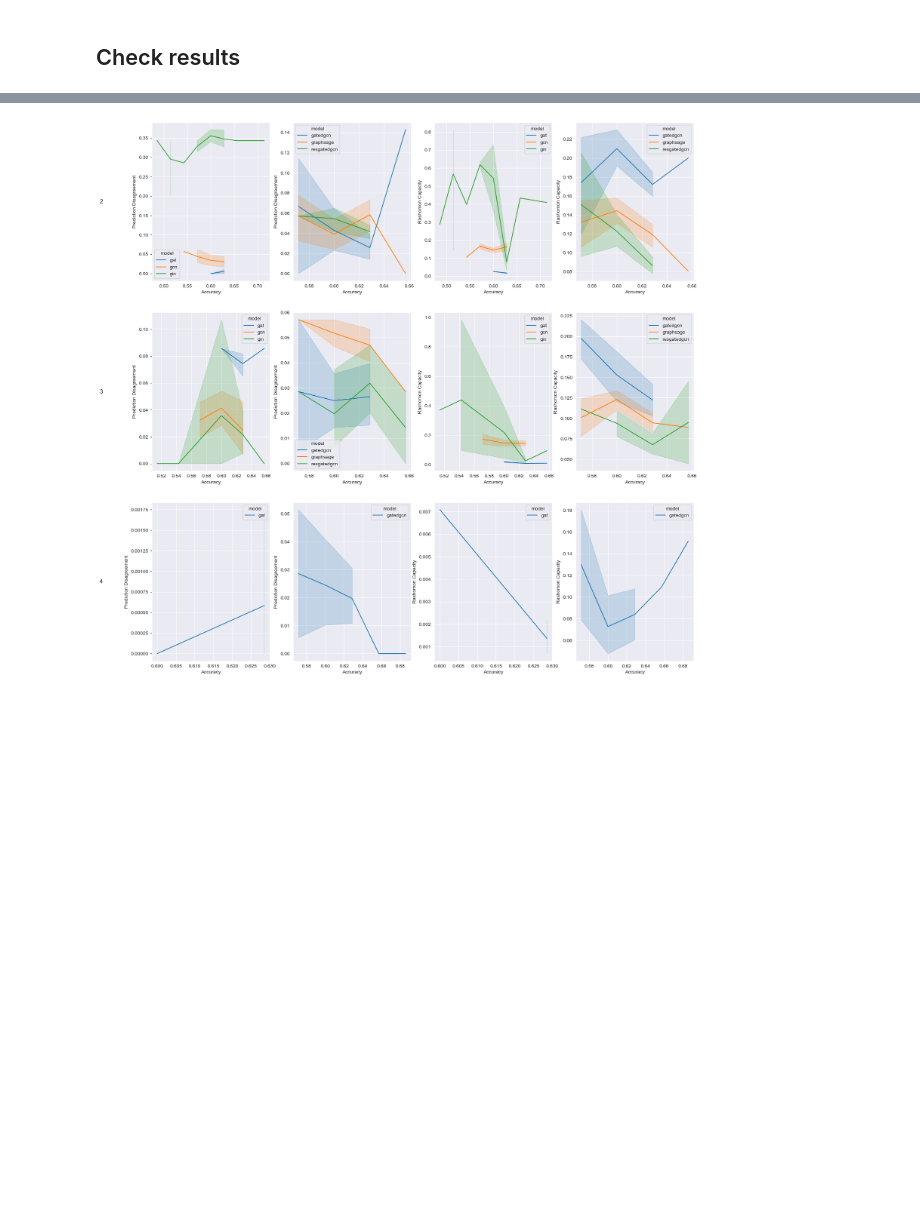
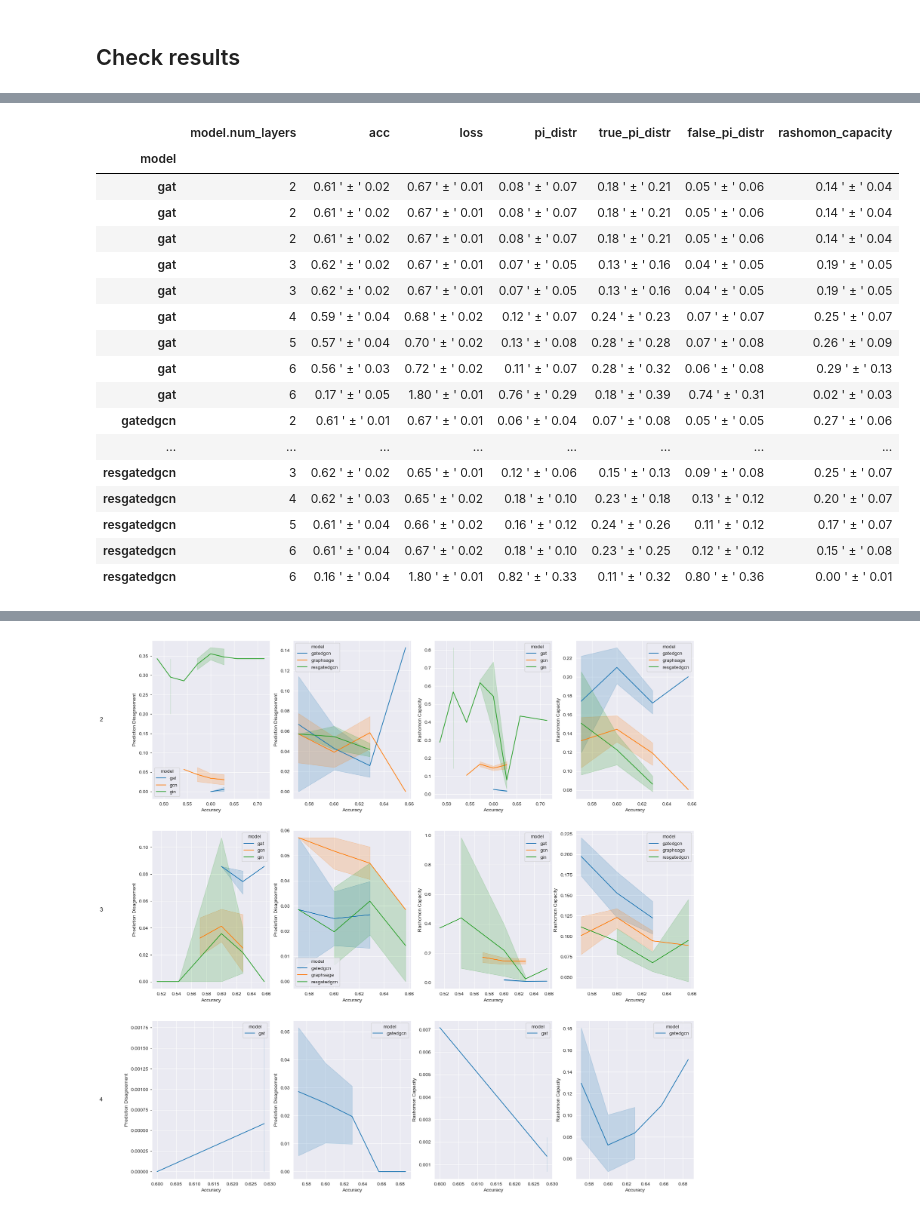
Before and after one commit to Daraniel/gnn-multistability, a Jupyter notebook: notebooks/gather_data_classification.ipynb, the cells around one changed output, grey strips where cells are left out. Saved outputs shown, nothing was run; the diff lists cells and outputs as text; code cells hidden in the pictures; blank space fills up the shorter version.

```diff
--- a/notebooks/gather_data_classification.ipynb
+++ b/notebooks/gather_data_classification.ipynb
@@ -274,10 +303,10 @@ def keep_better_columns(df):
                 pass
     return better_df.dropna(axis=1)
 # %%
-# df_ = proteins_df
+df_ = proteins_df
 # df_ = enzymes_df  # has low accuracy thus dropped in analysis
 # df_ = aids_df
-df_ = ptc_fm_df
+# df_ = ptc_fm_df
 a = []
 index = None
 for model in df_['model'].unique():
@@ -300,33 +329,52 @@ for model in df_['model'].unique():
 
     # Model performance according to different metrics and prediction disagreement (in \%) with mean and standard deviation for the ptc_fm dataset with a hidden dimension of 8 and 2 layers with different dropout rates
     # ptc_fm_dropout
 
     # index = 'optim.weight_decay'
     # df_2 = df_.loc[(df_['model.hidden_dim'] == 32) & (df_['model.num_layers'] == 2) & (df_['model'] == model) & (
     #         df_['optim.learning_rate'] == 0.01) & (df_['model.dropout_p'].isnull())]
 
     # Model performance according to different metrics and prediction disagreement (in \%) with mean and standard deviation for the ptc_fm dataset with a hidden dimension of 8 and 2 layers with different weight decay
     # ptc_fm_decay
 
     # index = 'optim.learning_rate'
     # df_2 = df_.loc[(df_['model.hidden_dim'] == 32) & (df_['model.num_layers'] == 6) & (df_['optim.weight_decay'] == 0)  & (df_['model'] ==model) & (df_['model.dropout_p'].isnull())]
 
     df_2 = keep_better_columns(df_2)
     # mean_std_columns = [column for column in df.columns if ('mean' in column or 'std' in column)]
     columns = ['acc', 'loss', 'pi_distr', 'true_pi_distr', 'false_pi_distr', 'rashomon_capacity']
     # mean_std_columns = [column for column in df.columns if (('mean' in column or 'std' in column ) and not (any(f'_{x}' in column for x in range(10))))]
     # df_mean_std = pd.DataFrame(columns=columns)
     for i, row in df_2.iterrows():
         b = {index: row[index], 'model': model}
         for column in columns:
             b[column] = f"{row[f'{column}_mean']:.2f} ' ± ' {row[f'{column}_std']:.2f}"
         a.append(b)
 
 df_mean_std = pd.DataFrame(a)
 df_mean_std.sort_values(['model', index], ascending=[True, True], inplace=True)
 df_mean_std.set_index('model', inplace=True)
 df_mean_std
 # df_mean_std.to_latex().replace('\n', ' ').replace('\\midrule', '')
+# %% [output]
+|  | model.num_layers | acc | loss | pi_distr | true_pi_distr | false_pi_distr | rashomon_capacity |
+| model |  |  |  |  |  |  |  |
+| gat | 2 | 0.61 ' ± ' 0.02 | 0.67 ' ± ' 0.01 | 0.08 ' ± ' 0.07 | 0.18 ' ± ' 0.21 | 0.05 ' ± ' 0.06 | 0.14 ' ± ' 0.04 |
+| gat | 2 | 0.61 ' ± ' 0.02 | 0.67 ' ± ' 0.01 | 0.08 ' ± ' 0.07 | 0.18 ' ± ' 0.21 | 0.05 ' ± ' 0.06 | 0.14 ' ± ' 0.04 |
+| gat | 2 | 0.61 ' ± ' 0.02 | 0.67 ' ± ' 0.01 | 0.08 ' ± ' 0.07 | 0.18 ' ± ' 0.21 | 0.05 ' ± ' 0.06 | 0.14 ' ± ' 0.04 |
+| gat | 3 | 0.62 ' ± ' 0.02 | 0.67 ' ± ' 0.01 | 0.07 ' ± ' 0.05 | 0.13 ' ± ' 0.16 | 0.04 ' ± ' 0.05 | 0.19 ' ± ' 0.05 |
+| gat | 3 | 0.62 ' ± ' 0.02 | 0.67 ' ± ' 0.01 | 0.07 ' ± ' 0.05 | 0.13 ' ± ' 0.16 | 0.04 ' ± ' 0.05 | 0.19 ' ± ' 0.05 |
+| gat | 4 | 0.59 ' ± ' 0.04 | 0.68 ' ± ' 0.02 | 0.12 ' ± ' 0.07 | 0.24 ' ± ' 0.23 | 0.07 ' ± ' 0.07 | 0.25 ' ± ' 0.07 |
+| gat | 5 | 0.57 ' ± ' 0.04 | 0.70 ' ± ' 0.02 | 0.13 ' ± ' 0.08 | 0.28 ' ± ' 0.28 | 0.07 ' ± ' 0.08 | 0.26 ' ± ' 0.09 |
+| gat | 6 | 0.56 ' ± ' 0.03 | 0.72 ' ± ' 0.02 | 0.11 ' ± ' 0.07 | 0.28 ' ± ' 0.32 | 0.06 ' ± ' 0.08 | 0.29 ' ± ' 0.13 |
+| gat | 6 | 0.17 ' ± ' 0.05 | 1.80 ' ± ' 0.01 | 0.76 ' ± ' 0.29 | 0.18 ' ± ' 0.39 | 0.74 ' ± ' 0.31 | 0.02 ' ± ' 0.03 |
+| gatedgcn | 2 | 0.61 ' ± ' 0.01 | 0.67 ' ± ' 0.01 | 0.06 ' ± ' 0.04 | 0.07 ' ± ' 0.08 | 0.05 ' ± ' 0.05 | 0.27 ' ± ' 0.06 |
+| ... | ... | ... | ... | ... | ... | ... | ... |
+| resgatedgcn | 3 | 0.62 ' ± ' 0.02 | 0.65 ' ± ' 0.01 | 0.12 ' ± ' 0.06 | 0.15 ' ± ' 0.13 | 0.09 ' ± ' 0.08 | 0.25 ' ± ' 0.07 |
+| resgatedgcn | 4 | 0.62 ' ± ' 0.03 | 0.65 ' ± ' 0.02 | 0.18 ' ± ' 0.10 | 0.23 ' ± ' 0.18 | 0.13 ' ± ' 0.12 | 0.20 ' ± ' 0.07 |
+| resgatedgcn | 5 | 0.61 ' ± ' 0.04 | 0.66 ' ± ' 0.02 | 0.16 ' ± ' 0.12 | 0.24 ' ± ' 0.26 | 0.11 ' ± ' 0.12 | 0.17 ' ± ' 0.07 |
+| resgatedgcn | 6 | 0.61 ' ± ' 0.04 | 0.67 ' ± ' 0.02 | 0.18 ' ± ' 0.10 | 0.23 ' ± ' 0.25 | 0.12 ' ± ' 0.12 | 0.15 ' ± ' 0.08 |
+| resgatedgcn | 6 | 0.16 ' ± ' 0.04 | 1.80 ' ± ' 0.01 | 0.82 ' ± ' 0.33 | 0.11 ' ± ' 0.32 | 0.80 ' ± ' 0.36 | 0.00 ' ± ' 0.01 |
 # %%
 def better_plot(data_frame, index='model.hidden_dim', err_style='band'):
     rows = sorted(list(data_frame[index].unique()))
```
Also changed, not shown: parts of 6 cells of this notebook.
